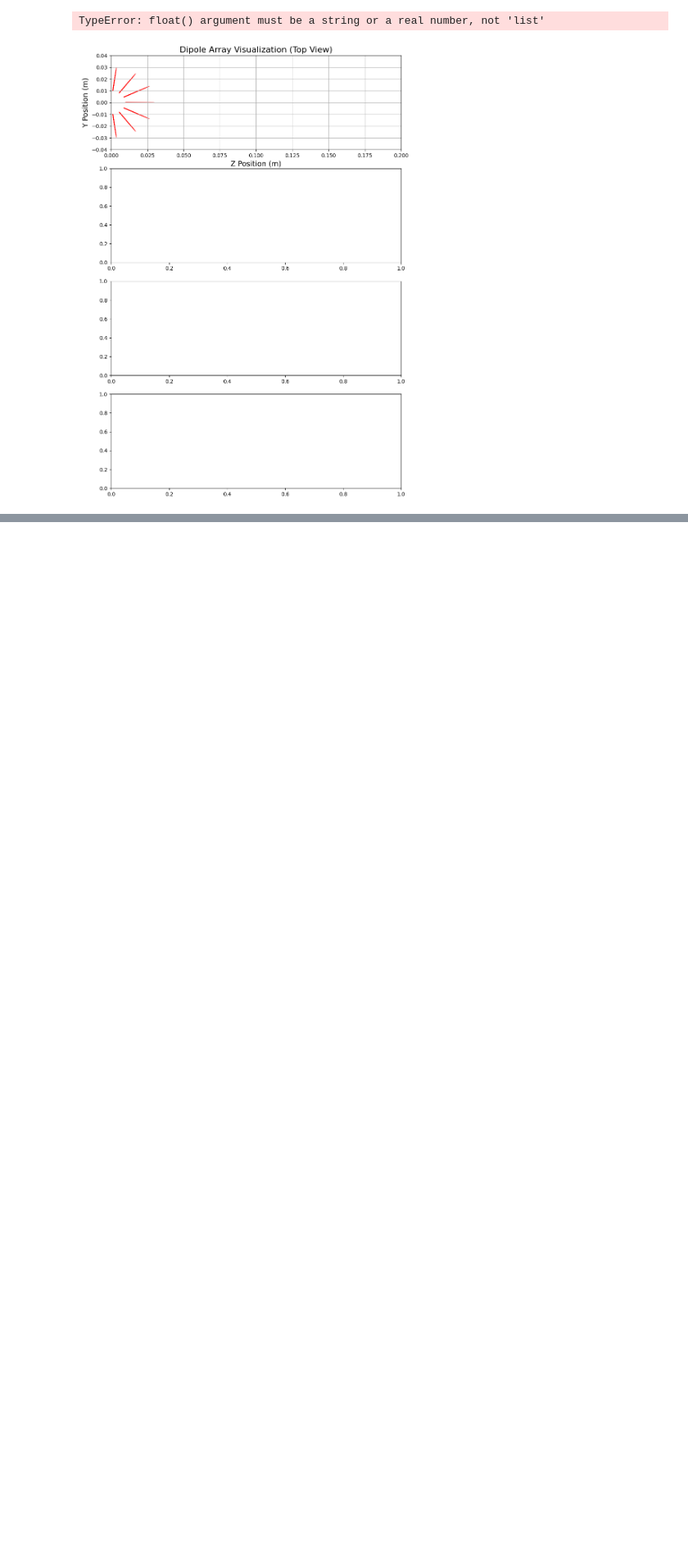
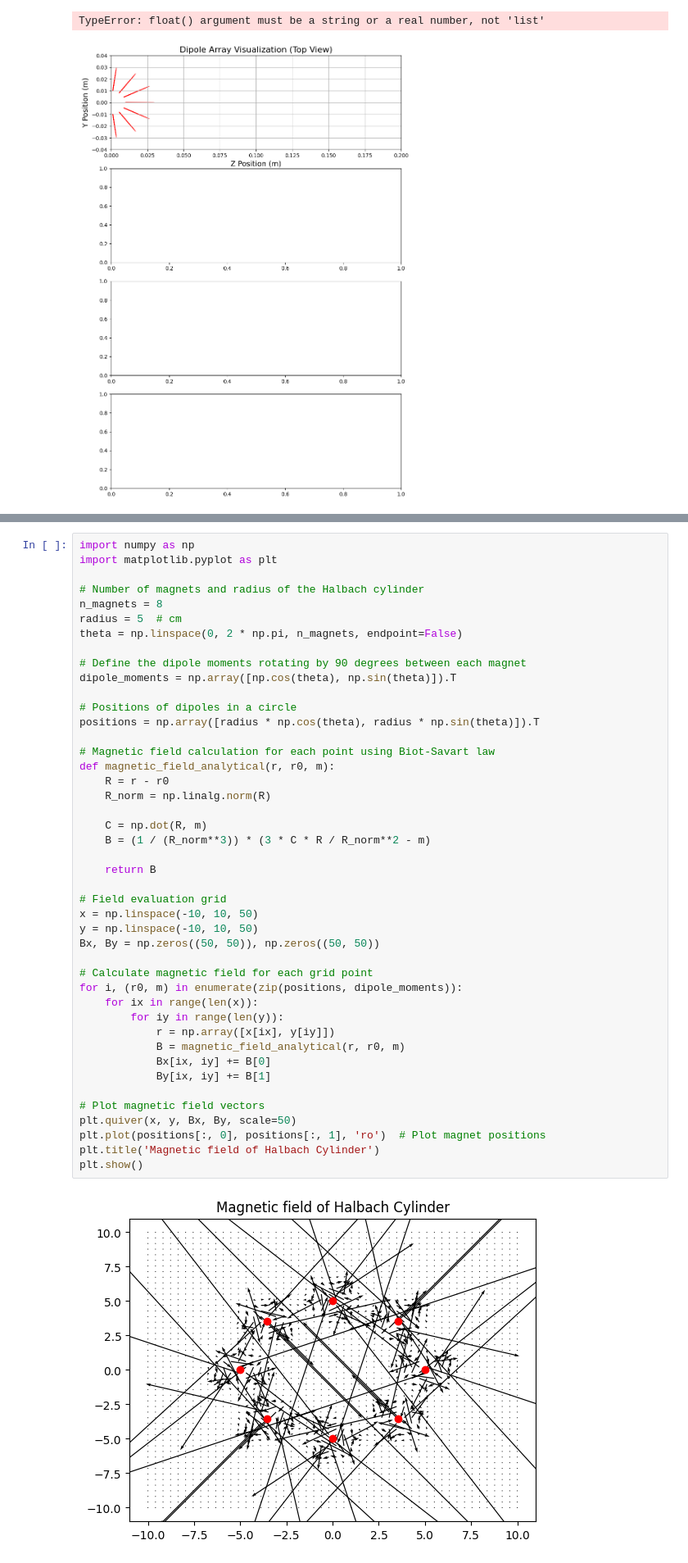
Before and after one commit to benfox4543/YB-zeeman-slower, a Jupyter notebook: mag_prof.ipynb, the cells around one changed output, grey strips where cells are left out. Shown at 82% size. Drawn from its saved outputs; the diff is of its cells as text; blank space fills up the shorter version.

```diff
--- a/mag_prof.ipynb
+++ b/mag_prof.ipynb
@@ -640,0 +873,46 @@ TypeError: float() argument must be a string or a real number, not 'list'
+# %%
+import numpy as np
+import matplotlib.pyplot as plt
+
+# Number of magnets and radius of the Halbach cylinder
+n_magnets = 8
+radius = 5  # cm
+theta = np.linspace(0, 2 * np.pi, n_magnets, endpoint=False)
+
+# Define the dipole moments rotating by 90 degrees between each magnet
+dipole_moments = np.array([np.cos(theta), np.sin(theta)]).T
+
+# Positions of dipoles in a circle
+positions = np.array([radius * np.cos(theta), radius * np.sin(theta)]).T
+
+# Magnetic field calculation for each point using Biot-Savart law
+def magnetic_field_analytical(r, r0, m):
+    R = r - r0
+    R_norm = np.linalg.norm(R)
+
+    C = np.dot(R, m)
+    B = (1 / (R_norm**3)) * (3 * C * R / R_norm**2 - m)
+
+    return B
+
+# Field evaluation grid
+x = np.linspace(-10, 10, 50)
+y = np.linspace(-10, 10, 50)
+Bx, By = np.zeros((50, 50)), np.zeros((50, 50))
+
+# Calculate magnetic field for each grid point
+for i, (r0, m) in enumerate(zip(positions, dipole_moments)):
+    for ix in range(len(x)):
+        for iy in range(len(y)):
+            r = np.array([x[ix], y[iy]])
+            B = magnetic_field_analytical(r, r0, m)
+            Bx[ix, iy] += B[0]
+            By[ix, iy] += B[1]
+
+# Plot magnetic field vectors
+plt.quiver(x, y, Bx, By, scale=50)
+plt.plot(positions[:, 0], positions[:, 1], 'ro')  # Plot magnet positions
+plt.title('Magnetic field of Halbach Cylinder')
+plt.show()
+# %% [output]
+[figure, added]
```
Also changed, not shown: parts of 9 cells of this notebook.
